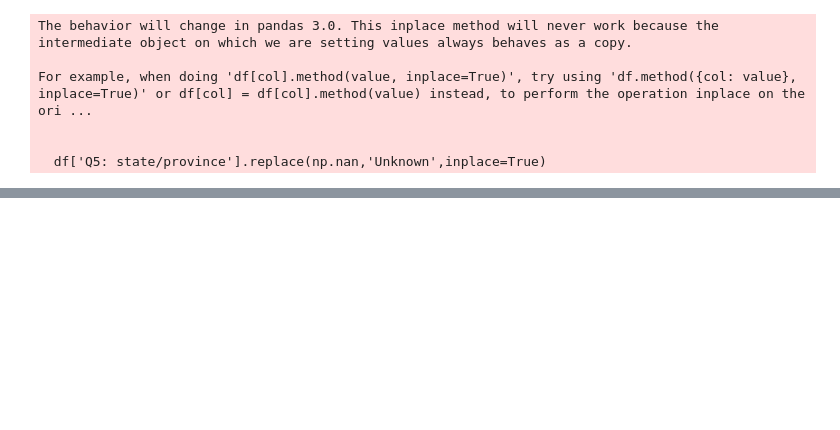
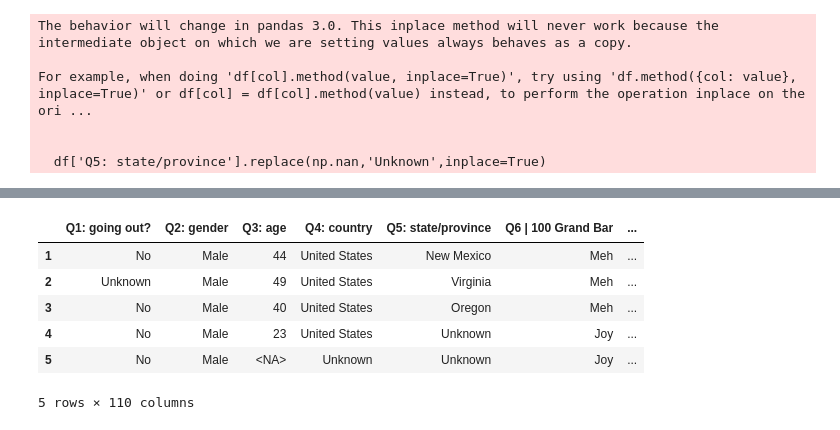
Before and after one commit to esraa-el-tohamii/Halloween-Candy-Dataset-EDA, a Jupyter notebook: Halloween_Candy_notebook.ipynb, the cells around one changed output, grey strips where cells are left out. Cells and saved outputs as stored; diff of their text form; code cells hidden in the pictures; blank space fills up the shorter version.

```diff
--- a/Halloween_Candy_notebook.ipynb
+++ b/Halloween_Candy_notebook.ipynb
@@ -474,0 +534,2 @@ KeyError: ''
+# %%
+df=df.drop(columns=['Q9: other comments'])
@@ -474,0 +544,2 @@ KeyError: ''
+# %%
+df['Q10: dress'].replace(np.nan,'Unknown',inplace=True)
@@ -474,0 +561,2 @@ KeyError: ''
+# %%
+df['Q11: day'].replace(np.nan,'Unknown',inplace=True)
@@ -474,0 +570,17 @@ KeyError: ''
+# %%
+def clean_df(df):
+  Q6_columns=[col for col in df.columns if col.startswith('Q6')]
+  df[Q6_columns] = df[Q6_columns].apply(lambda x: x.str.capitalize() if x.dtype == 'object' else x)
+  df[Q6_columns] = df[Q6_columns].fillna('Meh')
+  return df
+df=clean_df(df)
+# %%
+df.head()
+# %% [output]
+|  | Q1: going out? | Q2: gender | Q3: age | Q4: country | Q5: state/province | Q6 | 100 Grand Bar | ... |
+| 1 | No | Male | 44 | United States | New Mexico | Meh | ... |
+| 2 | Unknown | Male | 49 | United States | Virginia | Meh | ... |
+| 3 | No | Male | 40 | United States | Oregon | Meh | ... |
+| 4 | No | Male | 23 | United States | Unknown | Joy | ... |
+| 5 | No | Male | <NA> | Unknown | Unknown | Joy | ... |
+5 rows × 110 columns
```
Also changed, not shown: parts of 40 cells of this notebook.
